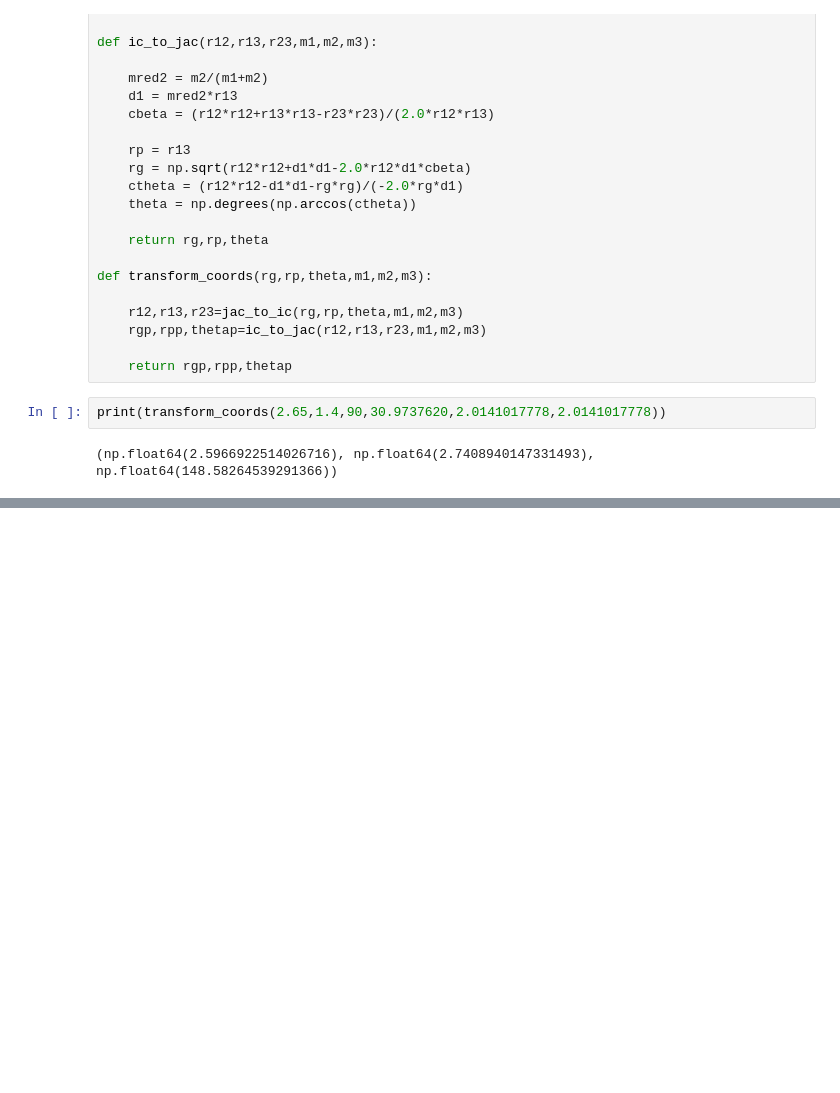
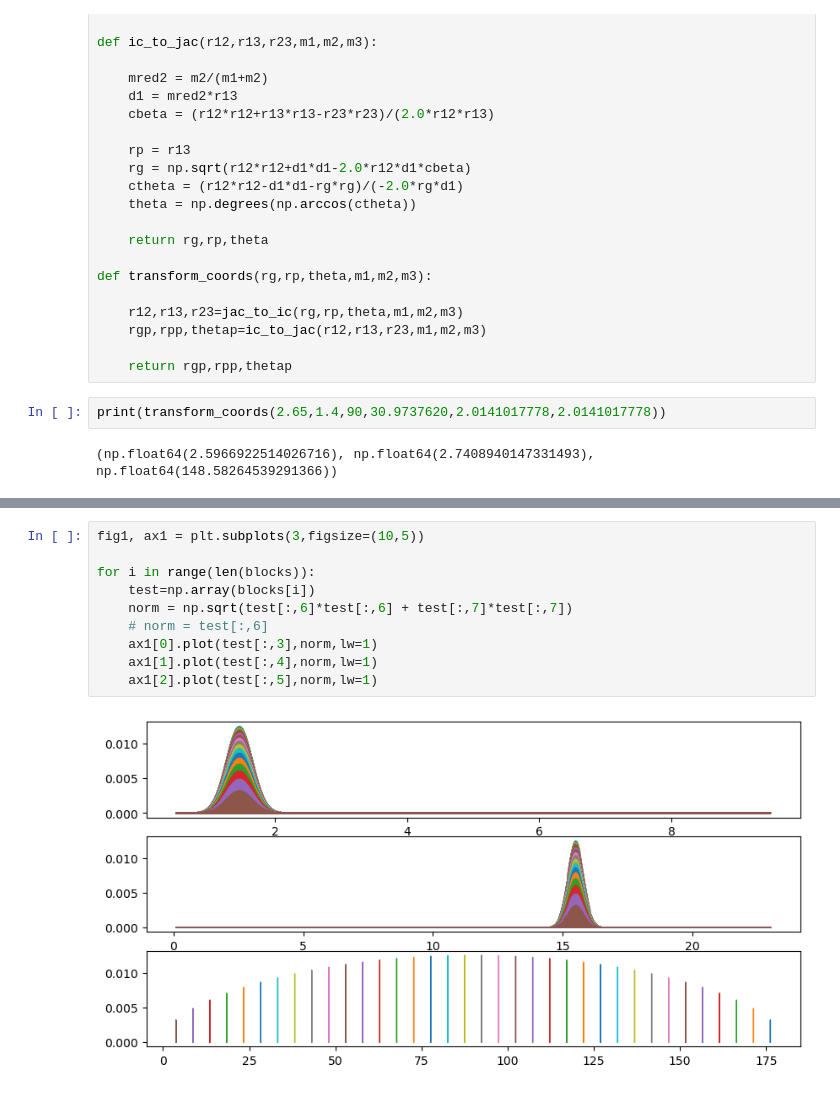
Before and after one commit to Jorgealfue10/WP_Prop_Analysis, a Jupyter notebook: psi_trans.ipynb, the cells around one changed output, grey strips where cells are left out. Cells and saved outputs as stored; diff of their text form; blank space fills up the shorter version.

```diff
--- a/psi_trans.ipynb
+++ b/psi_trans.ipynb
@@ -64,0 +104,12 @@ print(rpgrid)
+# %%
+fig1, ax1 = plt.subplots(3,figsize=(10,5))
+
+for i in range(len(blocks)):
+    test=np.array(blocks[i])
+    norm = np.sqrt(test[:,6]*test[:,6] + test[:,7]*test[:,7])
+    # norm = test[:,6]
+    ax1[0].plot(test[:,3],norm,lw=1)
+    ax1[1].plot(test[:,4],norm,lw=1)
+    ax1[2].plot(test[:,5],norm,lw=1)
+# %% [output]
+[figure, added]
```
Also changed, not shown: parts of 15 cells of this notebook, 1 other file.
